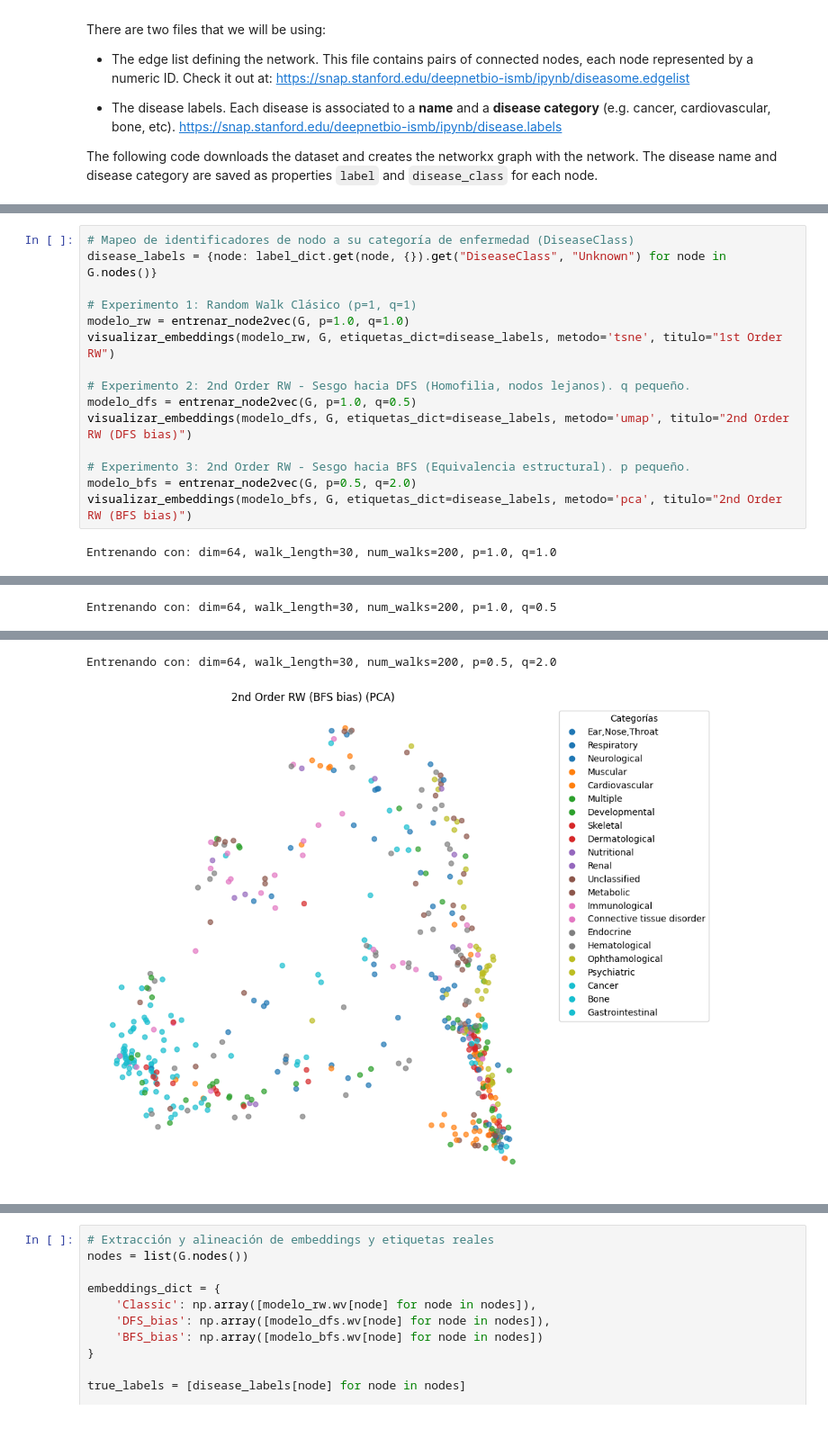
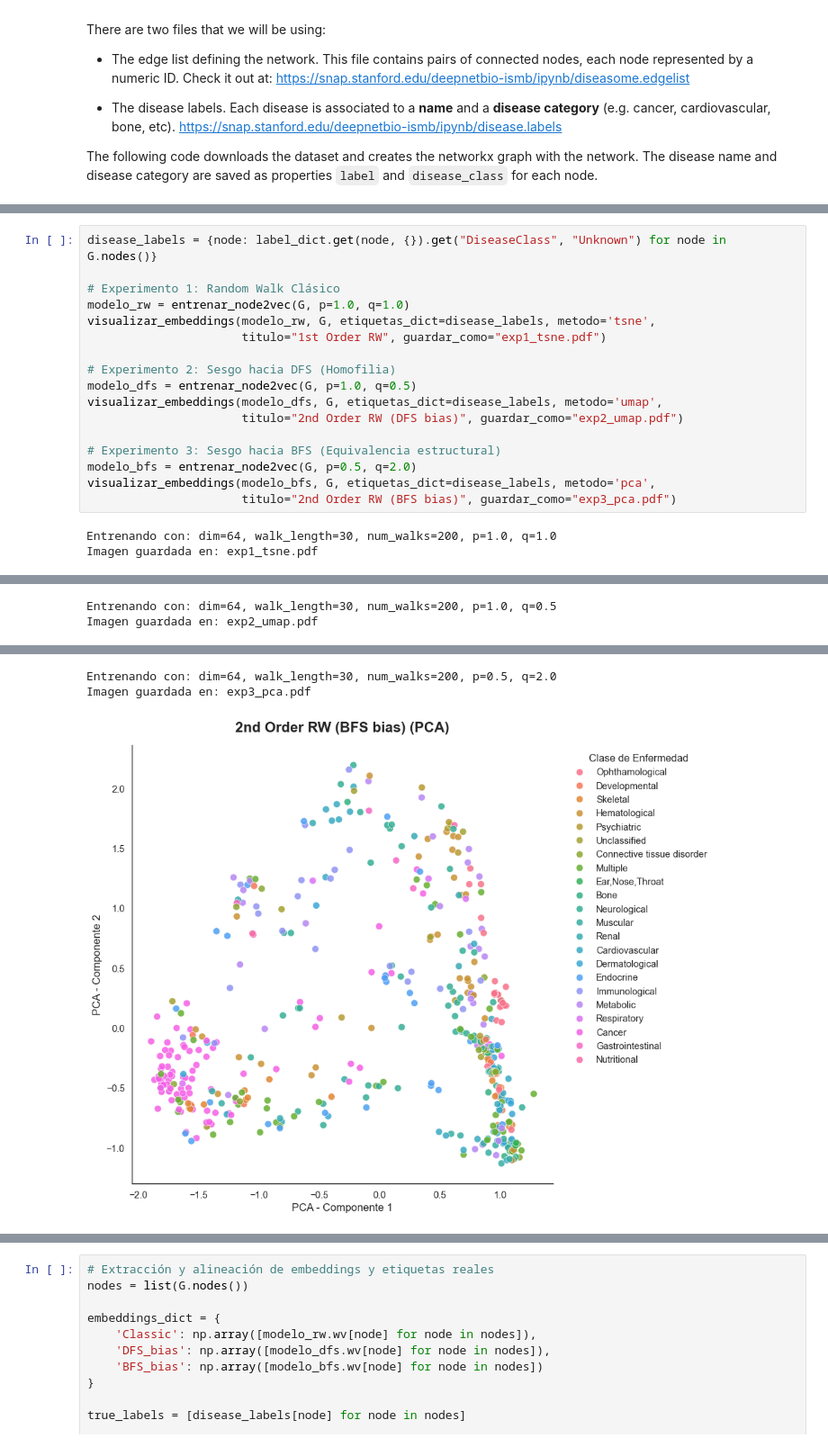
Before and after one commit to pcaleyas/GRL-HumanDiseaseNetwork, a Jupyter notebook: GRLredes.ipynb, the cells around one changed output, grey strips where cells are left out. Shown at 90% size. Drawn from its saved outputs; the diff is of its cells as text.

Commit message:
Improved graphics

```diff
--- a/GRLredes.ipynb
+++ b/GRLredes.ipynb
@@ -216,19 +239,22 @@ Realizaremos 3 configuraciones distintas de Random Walks para obtener diferentes
 2. **Experimento 2: 2nd Order RW con sesgo hacia DFS (q=0.5, p=1.0)**, que prioriza explorar nodos lejanos (homofilia).
 3. **Experimento 3: 2nd Order RW con sesgo hacia BFS (q=2.0, p=0.5)**, que prioriza explorar nodos locales (equivalencia estructural).
 # %%
-# Mapeo de identificadores de nodo a su categoría de enfermedad (DiseaseClass)
 disease_labels = {node: label_dict.get(node, {}).get("DiseaseClass", "Unknown") for node in G.nodes()}
 
-# Experimento 1: Random Walk Clásico (p=1, q=1)
+# Experimento 1: Random Walk Clásico
 modelo_rw = entrenar_node2vec(G, p=1.0, q=1.0)
-visualizar_embeddings(modelo_rw, G, etiquetas_dict=disease_labels, metodo='tsne', titulo="1st Order RW")
+visualizar_embeddings(modelo_rw, G, etiquetas_dict=disease_labels, metodo='tsne',
+                      titulo="1st Order RW", guardar_como="exp1_tsne.pdf")
 
-# Experimento 2: 2nd Order RW - Sesgo hacia DFS (Homofilia, nodos lejanos). q pequeño.
+# Experimento 2: Sesgo hacia DFS (Homofilia)
 modelo_dfs = entrenar_node2vec(G, p=1.0, q=0.5)
-visualizar_embeddings(modelo_dfs, G, etiquetas_dict=disease_labels, metodo='umap', titulo="2nd Order RW (DFS bias)")
+visualizar_embeddings(modelo_dfs, G, etiquetas_dict=disease_labels, metodo='umap',
+                      titulo="2nd Order RW (DFS bias)", guardar_como="exp2_umap.pdf")
 
-# Experimento 3: 2nd Order RW - Sesgo hacia BFS (Equivalencia estructural). p pequeño.
+# Experimento 3: Sesgo hacia BFS (Equivalencia estructural)
 modelo_bfs = entrenar_node2vec(G, p=0.5, q=2.0)
-visualizar_embeddings(modelo_bfs, G, etiquetas_dict=disease_labels, metodo='pca', titulo="2nd Order RW (BFS bias)")
+visualizar_embeddings(modelo_bfs, G, etiquetas_dict=disease_labels, metodo='pca',
+                      titulo="2nd Order RW (BFS bias)", guardar_como="exp3_pca.pdf")
 # %% [output]
 Entrenando con: dim=64, walk_length=30, num_walks=200, p=1.0, q=1.0
+Imagen guardada en: exp1_tsne.pdf
@@ -236 +262,2 @@ Entrenando con: dim=64, walk_length=30, num_walks=200, p=1.0, q=1.0
 Entrenando con: dim=64, walk_length=30, num_walks=200, p=1.0, q=0.5
+Imagen guardada en: exp2_umap.pdf
@@ -238,3 +265,4 @@ Entrenando con: dim=64, walk_length=30, num_walks=200, p=1.0, q=0.5
 Entrenando con: dim=64, walk_length=30, num_walks=200, p=0.5, q=2.0
+Imagen guardada en: exp3_pca.pdf
-[figure, old version]
+[figure, new version]
 # %% [markdown]
```
Also changed, not shown: parts of 21 cells of this notebook, 9 other files.
